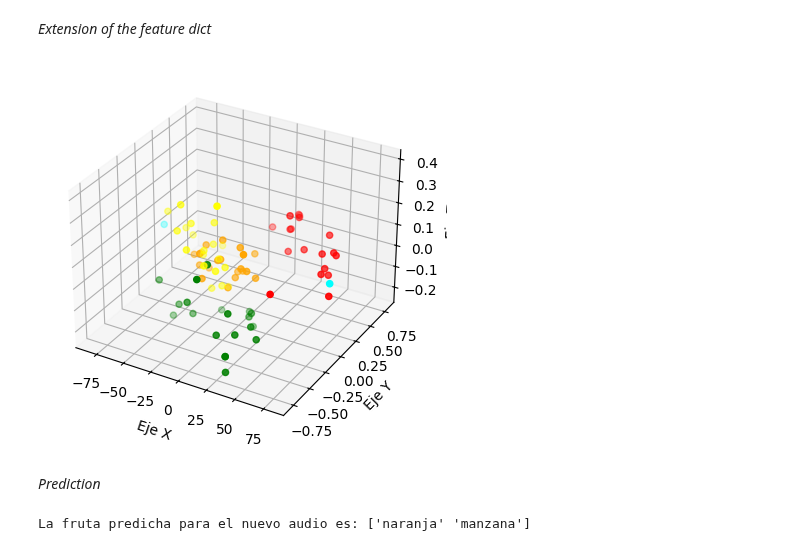
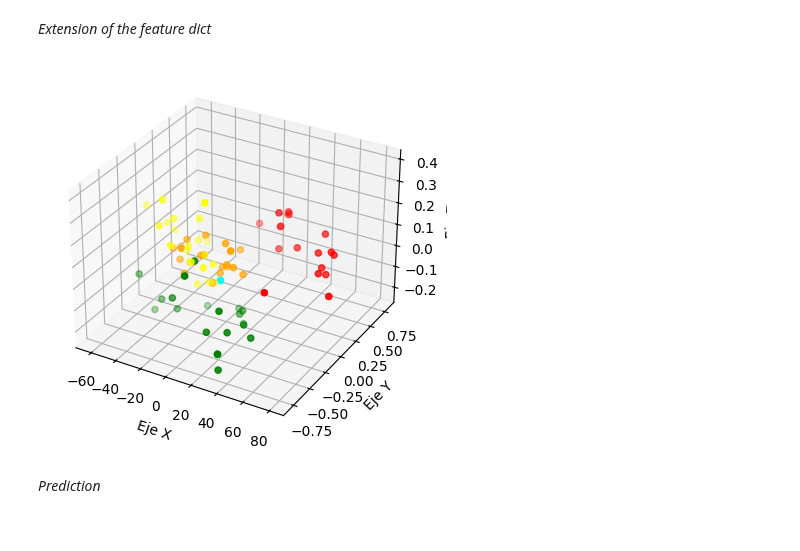
Before and after one commit to Juan2000-coder/Speech_Recognition, a Jupyter notebook: implemetation/knn/testing.ipynb, the cells around one changed output. Drawn from its saved outputs; the diff is of its cells as text; code cells hidden in the pictures.

```diff
--- a/implemetation/knn/testing.ipynb
+++ b/implemetation/knn/testing.ipynb
@@ -91,0 +95,3 @@ def smooth_envelope(signal, sr, cutoff_frequency=50.0):
+# %%
+def get_name(o_tests:list):
+    return os.path.join(o_tests_path,"test" + f"{len(o_tests) + 1}" + ".wav")
@@ -256,0 +266,13 @@ def get_features(signal, sr, duration):
+# %%
+duration = 3
+fs       = 48000
+
+print("Grabando...")
+audio_data = sd.rec(int(duration * fs), samplerate = fs, channels = 1, dtype = 'int16')
+sd.wait()
+print("Grabación completa.")
+
+file = get_name(o_tests)
+
+o_tests.append(file)
+sf.write(file, audio_data, fs)
@@ -277,14 +304,14 @@ for test in p_tests:
     if tests_features is not None:
         tests_features = np.vstack([tests_features, feature])
     else:
-        tests_features = feature
+        tests_features = feature.reshape(1, -1)
 # %% [output]
   duration = librosa.get_duration(filename=audiofile, sr=sr)
 # %% [markdown]
 *Load de reduced model*
 # %%
 model = joblib.load(model_file)
-reduced = model['features']
+reduced:dict = model['features']
 pca = model['pca']
 # %% [markdown]
 *Transform*
@@ -293,14 +320,12 @@ reduced_tests = pca.transform(tests_features)
 # %% [markdown]
 *Extension of the feature dict*
 # %%
-extra = reduced
-extra['tests'] = reduced_tests
+extra = reduced.copy()
+extra['test'] = reduced_tests
 plot_features3d_extra(extra)
 # %% [output]
-[figure, old version]
+[figure, new version]
 # %% [markdown]
 *Prediction*
 # %%
-knn(reduced, reduced_tests, 2)
+knn(reduced, reduced_tests, 5)
-# %% [output]
-La fruta predicha para el nuevo audio es: ['naranja' 'manzana']
```
Also changed, not shown: parts of 7 cells of this notebook, 5 other files.
